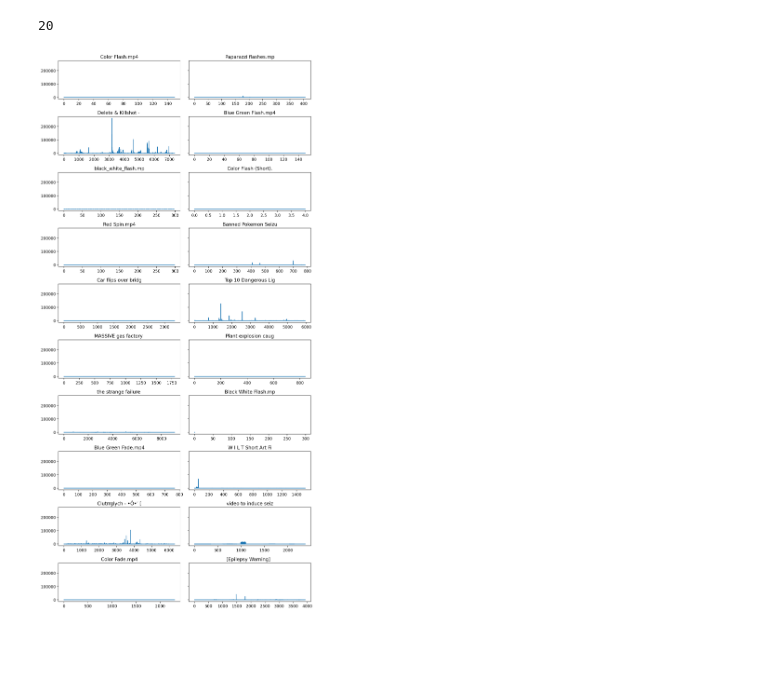
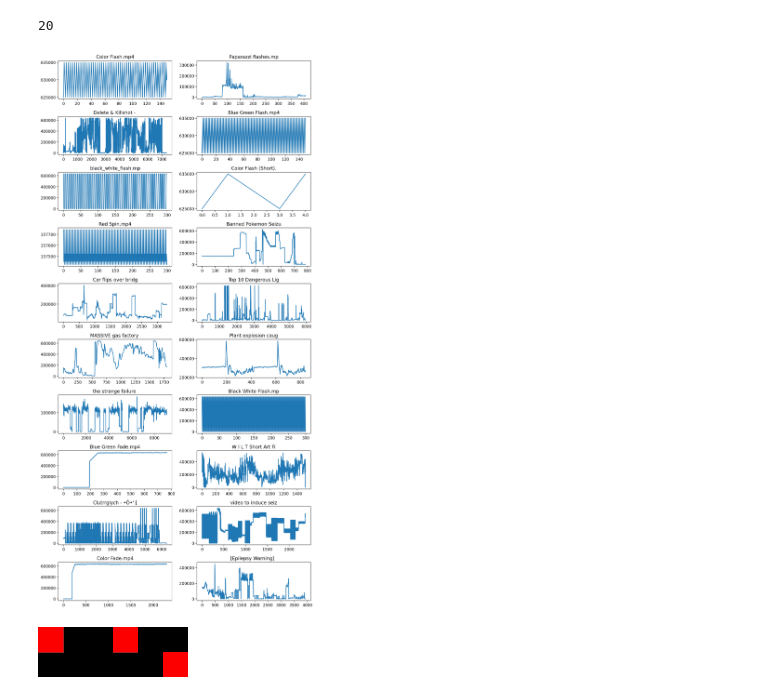
Before and after one commit to dream-team-nadia-woody/epilator, a Jupyter notebook: video_testing.ipynb, the cells around one changed output. Saved outputs shown, nothing was run; the diff lists cells and outputs as text; code cells hidden in the pictures; blank space fills up the shorter version.

Commit message:
segmenting function

```diff
--- a/video_testing.ipynb
+++ b/video_testing.ipynb
@@ -48,19 +48,27 @@ plt.plot(agg_vid)
 # %% [markdown]
 ## A Look at all the videos
 # %%
-agg_list = v.Video.analyze_vids(Conversions.HSV, 'pct_change', mask_channel='value', agg_channel='value')
+agg_list = v.Video.analyze_vids(Conversions.HSV, 'agg', mask_channel='value', agg_channel='value')
 # %%
 len(agg_list)
 # %% [output]
 20
 # %%
 n = 2
-fig, axs = plt.subplots(len(agg_list)//n, n,figsize=(10,20),sharey=True)
+fig, axs = plt.subplots(len(agg_list)//n, n,figsize=(10,20))
 for i, vid in enumerate(agg_list.items()):
     x = i // n
     y = i % n
     axs[x][y].plot(vid[1])
     axs[x][y].set_title(vid[0][:20],wrap=True)
 fig.tight_layout()
 # %% [output]
-[figure, old version]
+[figure, new version]
+# %%
+reload(v)
+red_spin = v.Video.from_file('videos/Red Spin.mp4')
+split_vid = red_spin.segment(2)
+split_vid[:3].show()
+red_spin[:3].show()
+# %% [output]
+[figure, added]
```
Also changed, not shown: parts of 2 cells of this notebook, 2 other files.
